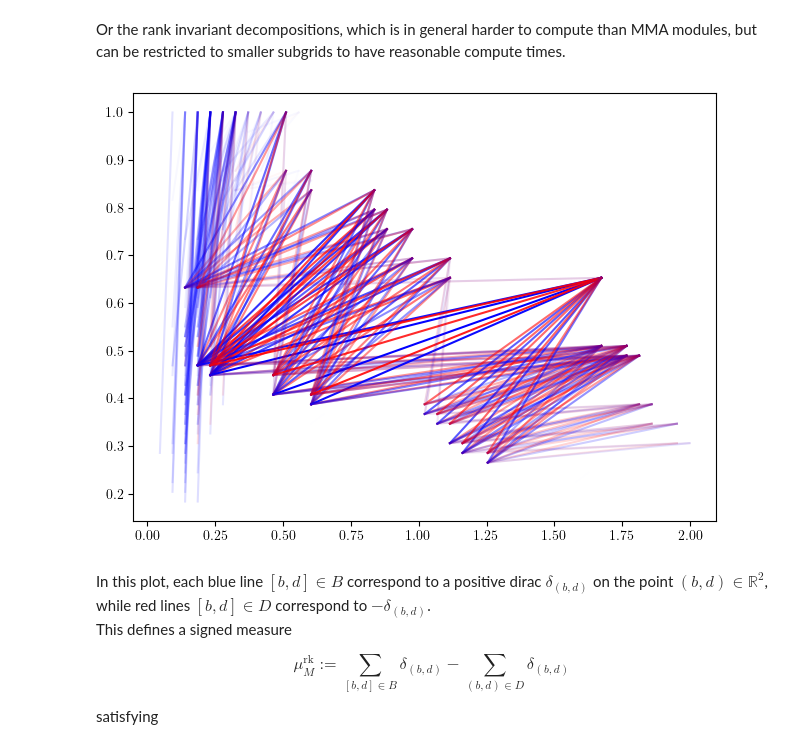
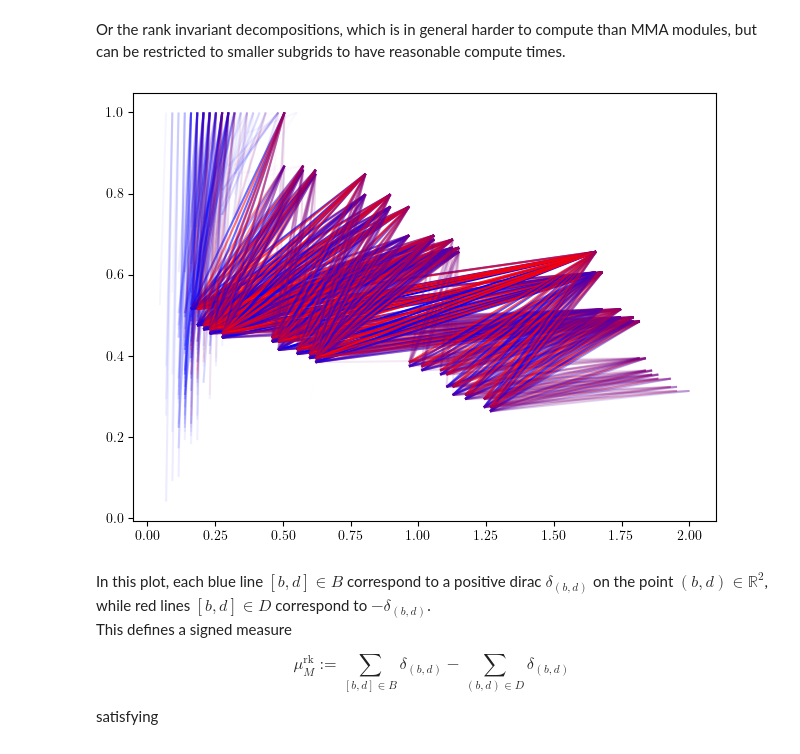
Before and after one commit to DavidLapous/multipers, a Jupyter notebook: docs/notebooks/multipers_intro.ipynb, the cells around one changed output. Saved outputs shown, nothing was run; the diff lists cells and outputs as text; code cells hidden in the pictures.

```diff
--- a/docs/notebooks/multipers_intro.ipynb
+++ b/docs/notebooks/multipers_intro.ipynb
@@ -222,18 +223,18 @@ Or the rank invariant decompositions, which is in general harder to compute than
 # %%
 simplextree.prune_above_dimension(2) ## The simplices above dimension 2 are not necessary here; this speeds up the computations.
 grid = mp.grids.compute_grid( ## Computes a subgrid
     simplextree,
     strategy="regular", # i.e., will return a regular grid
-    resolution=50,
+    resolution=100,
 )
 rank_sm = mp.signed_measure(
     simplextree.grid_squeeze(grid), # we coarsen the simplextree before feeding it to the invariant computation
     degree=1,
     invariant = "rank", # The default one is using rectangle decompositions.
     plot = True,
 );
 # %% [output]
-[figure, old version]
+[figure, new version]
 # %% [markdown]
 In this plot, each blue line $[b,d]\in B$ correspond to a positive dirac $\delta_{(b,d)}$ on the point $(b,d)\in \mathbb R^2$, while red lines $[b,d]\in D$ correspond to $-\delta_{(b,d)}$.
 <br>
```
Also changed, not shown: parts of 20 cells of this notebook, 4 other files.
